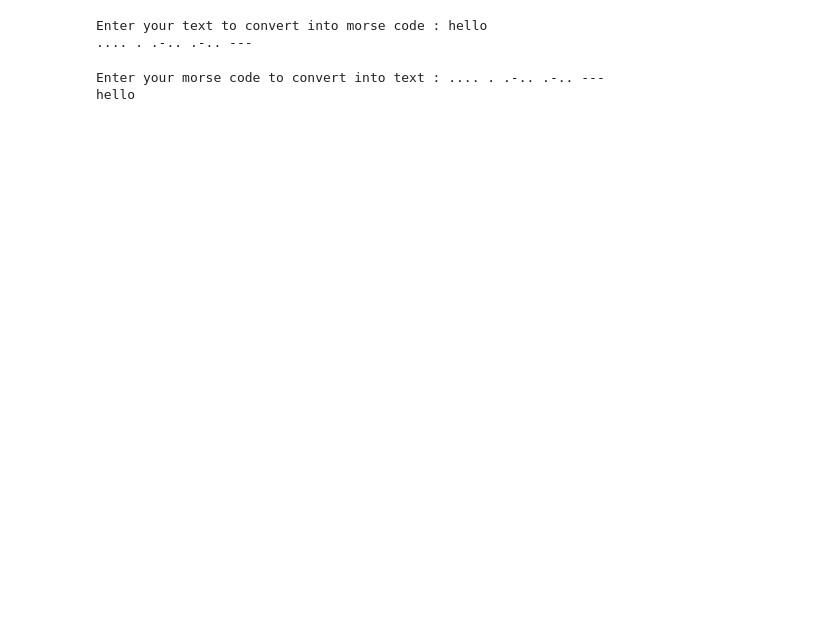
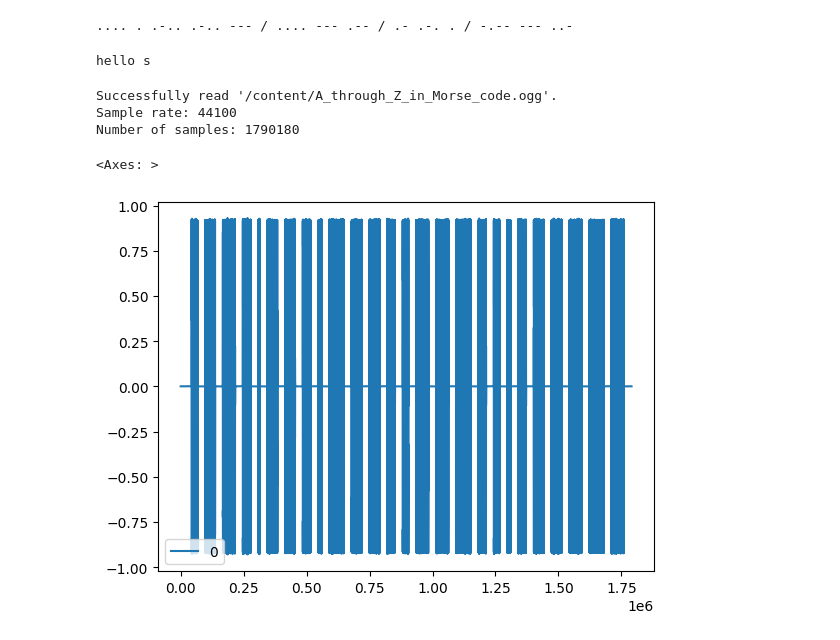
Before and after one commit to Genius-Stha/morse-code, a Jupyter notebook: morse_code.ipynb, the cells around one changed output. Cells and saved outputs as stored; diff of their text form; code cells hidden in the pictures; blank space fills up the shorter version.

Commit message:
added audio input

```diff
--- a/morse_code.ipynb
+++ b/morse_code.ipynb
@@ -30,6 +30,6 @@ morse_code = {
 }
 # %%
-input_text = input('Enter your text to convert into morse code : ')
+input_text = 'hello how are you' #input('Enter your text to convert into morse code : ')
 text = input_text.lower()
 morse_text = ''
 for char in text:
@@ -37,10 +37,9 @@ for char in text:
         morse_text += morse_code[char] + ' '
 print(morse_text)
 # %% [output]
-Enter your text to convert into morse code : hello
-.... . .-.. .-.. ---
+.... . .-.. .-.. --- / .... --- .-- / .- .-. . / -.-- --- ..-
 # %%
-input_code = input('Enter your morse code to convert into text : ')
+input_code = '.... . .-.. .-.. --- / ...'#input('Enter your morse code to convert into text : ')
 code = input_code.split()
 text = ''
 for char in code:
@@ -49,5 +48,37 @@ for char in code:
             text += key
 print(text)
 # %% [output]
-Enter your morse code to convert into text : .... . .-.. .-.. ---
-hello
+hello s
+# %%
+# !pip install soundfile
+
+import soundfile as sf
+
+filename = '/content/A_through_Z_in_Morse_code.ogg' # Replace with your actual filename
+
+try:
+    # Read the ogg file
+    data, samplerate = sf.read(filename)
+
+    # You can now work with the audio data (e.g., analyze, plot)
+    print(f"Successfully read '{filename}'.")
+    print(f"Sample rate: {samplerate}")
+    print(f"Number of samples: {len(data)}")
+
+except FileNotFoundError:
+    print(f"Error: File '{filename}' not found.")
+except Exception as e:
+    print(f"An error occurred: {e}")
+# %% [output]
+Successfully read '/content/A_through_Z_in_Morse_code.ogg'.
+Sample rate: 44100
+Number of samples: 1790180
+# %%
+import pandas as pd
+import numpy as np
+
+df = pd.DataFrame(data)
+df.plot()
+# %% [output]
+<Axes: >
+[figure, added]
```
Also changed, not shown: parts of 12 cells of this notebook.
